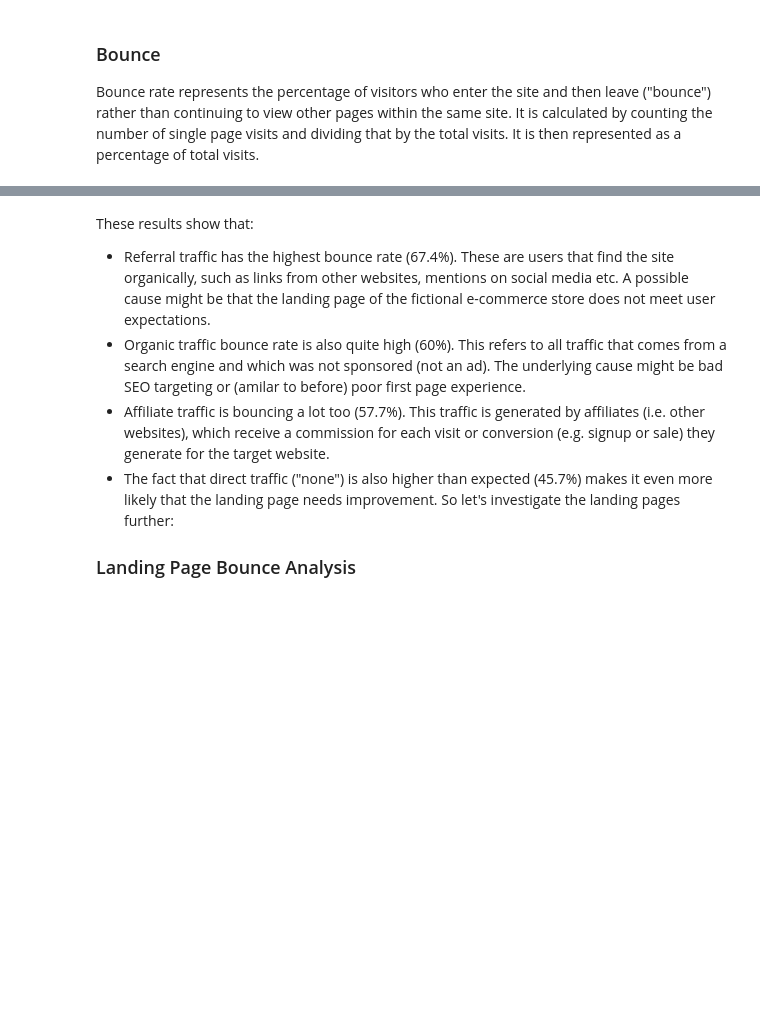
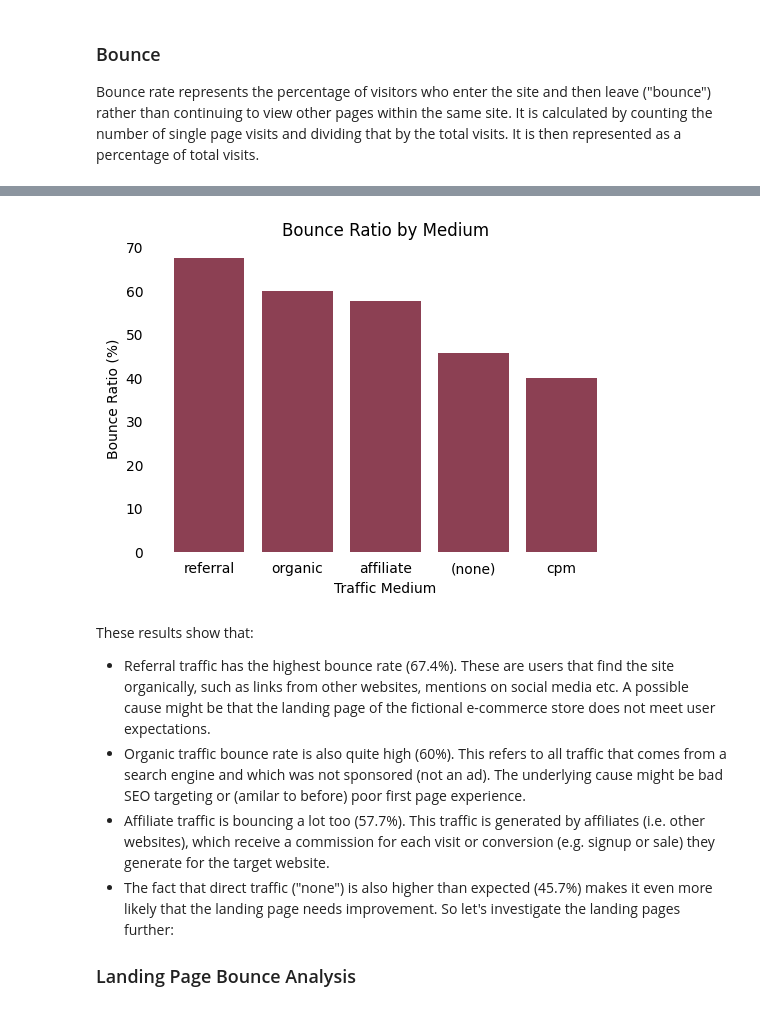
Before and after one commit to akprodromou/Google-Analytics-User-Analysis, a Jupyter notebook: notebooks/google_analytics_project.ipynb, the cells around one changed output, grey strips where cells are left out. Saved outputs shown, nothing was run; the diff lists cells and outputs as text; code cells hidden in the pictures; blank space fills up the shorter version.

```diff
--- a/notebooks/google_analytics_project.ipynb
+++ b/notebooks/google_analytics_project.ipynb
@@ -557,3 +561,26 @@ ORDER BY
+# %%
+plt.figure(figsize=(6, 4))
+plt.bar(
+    bounce_df['medium'],
+    bounce_df['bounce_ratio'],
+    color=color_palette[0]
+)
+
+plt.xlabel("Traffic Medium")
+plt.ylabel("Bounce Ratio (%)")
+plt.title("Bounce Ratio by Medium")
+
+# remove bounding box
+ax = plt.gca()
+for spine in ["top", "right", "left", "bottom"]:
+    ax.spines[spine].set_visible(False)
+
+ax.tick_params(left=False, bottom=False)
+
+plt.xticks(rotation=0)
+plt.show()
+# %% [output]
+[figure, added]
 # %% [markdown]
 These results show that:
 - Referral traffic has the highest bounce rate (67.4%). These are users that find the site organically, such as links from other websites, mentions on social media etc. A possible cause might be that the landing page of the fictional e-commerce store does not meet user expectations.
```
Also changed, not shown: parts of 48 cells of this notebook.
